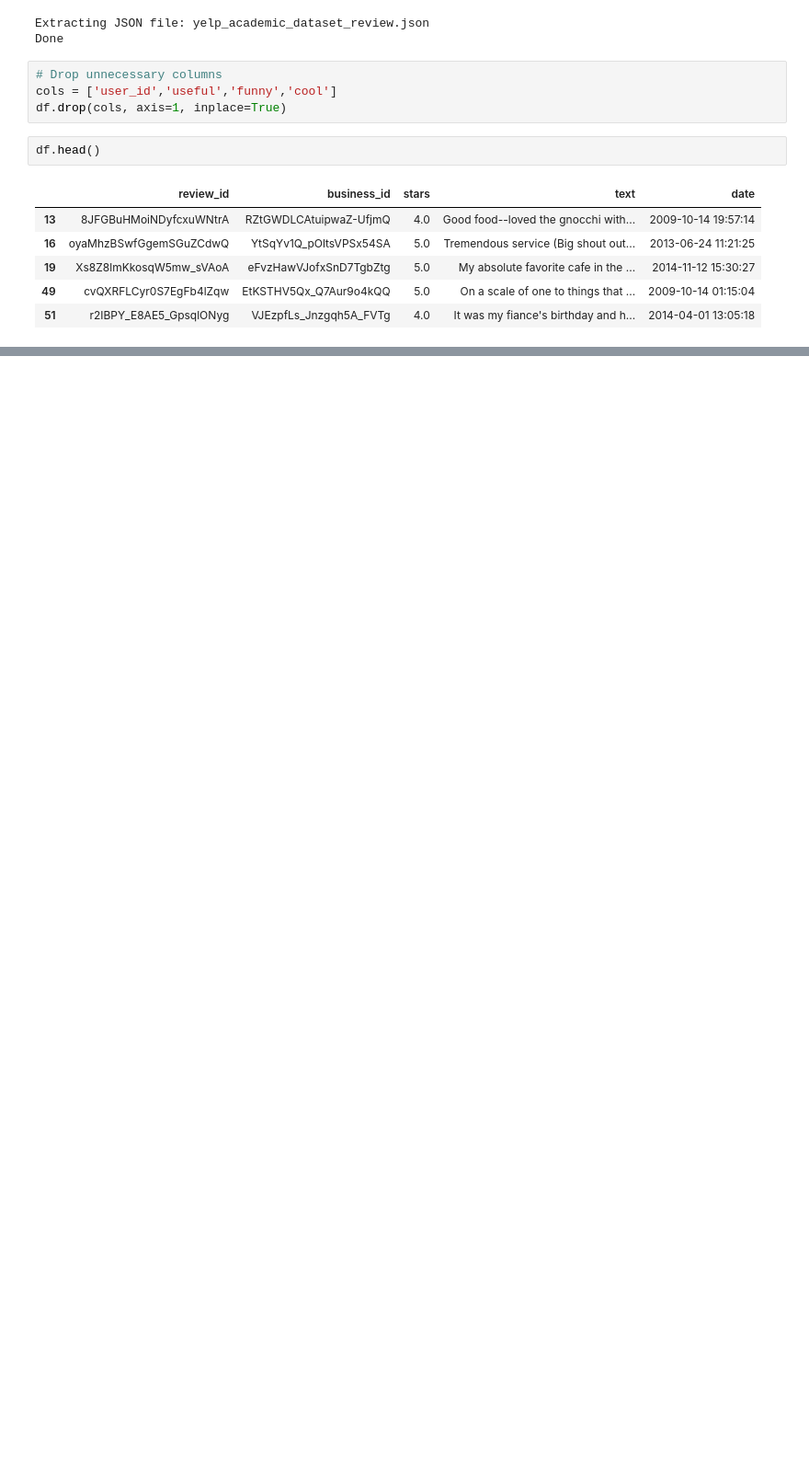
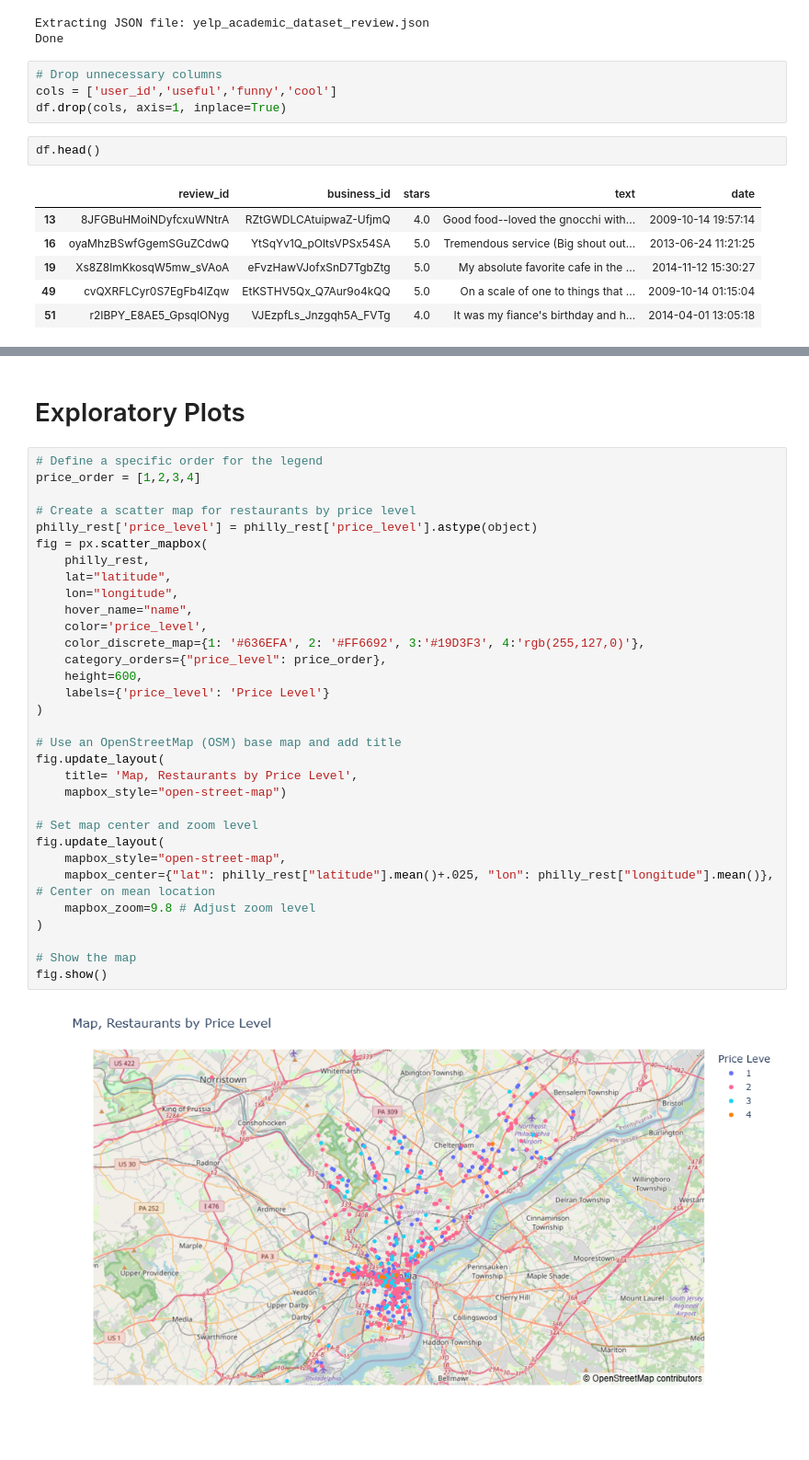
Before and after one commit to avesselinov/Project1, a Jupyter notebook: yelp_restaurant_cleaning.ipynb, the cells around one changed output, grey strips where cells are left out. Shown at 92% size. Cells and saved outputs as stored; diff of their text form; blank space fills up the shorter version.

```diff
--- a/yelp_restaurant_cleaning.ipynb
+++ b/yelp_restaurant_cleaning.ipynb
@@ -208,0 +210,36 @@ df.to_csv("philly_reviews.csv")
+# %% [markdown]
+# Exploratory Plots
+# %%
+# Define a specific order for the legend
+price_order = [1,2,3,4]
+
+# Create a scatter map for restaurants by price level
+philly_rest['price_level'] = philly_rest['price_level'].astype(object)
+fig = px.scatter_mapbox(
+    philly_rest,
+    lat="latitude",
+    lon="longitude",
+    hover_name="name",
+    color='price_level',
+    color_discrete_map={1: '#636EFA', 2: '#FF6692', 3:'#19D3F3', 4:'rgb(255,127,0)'},
+    category_orders={"price_level": price_order},
+    height=600,
+    labels={'price_level': 'Price Level'}
+)
+
+# Use an OpenStreetMap (OSM) base map and add title
+fig.update_layout(
+    title= 'Map, Restaurants by Price Level',
+    mapbox_style="open-street-map")
+
+# Set map center and zoom level
+fig.update_layout(
+    mapbox_style="open-street-map",
+    mapbox_center={"lat": philly_rest["latitude"].mean()+.025, "lon": philly_rest["longitude"].mean()},  # Center on mean location
+    mapbox_zoom=9.8 # Adjust zoom level
+)
+
+# Show the map
+fig.show()
+# %% [output]
+[figure, added]
```
Also changed, not shown: parts of 4 cells of this notebook.
